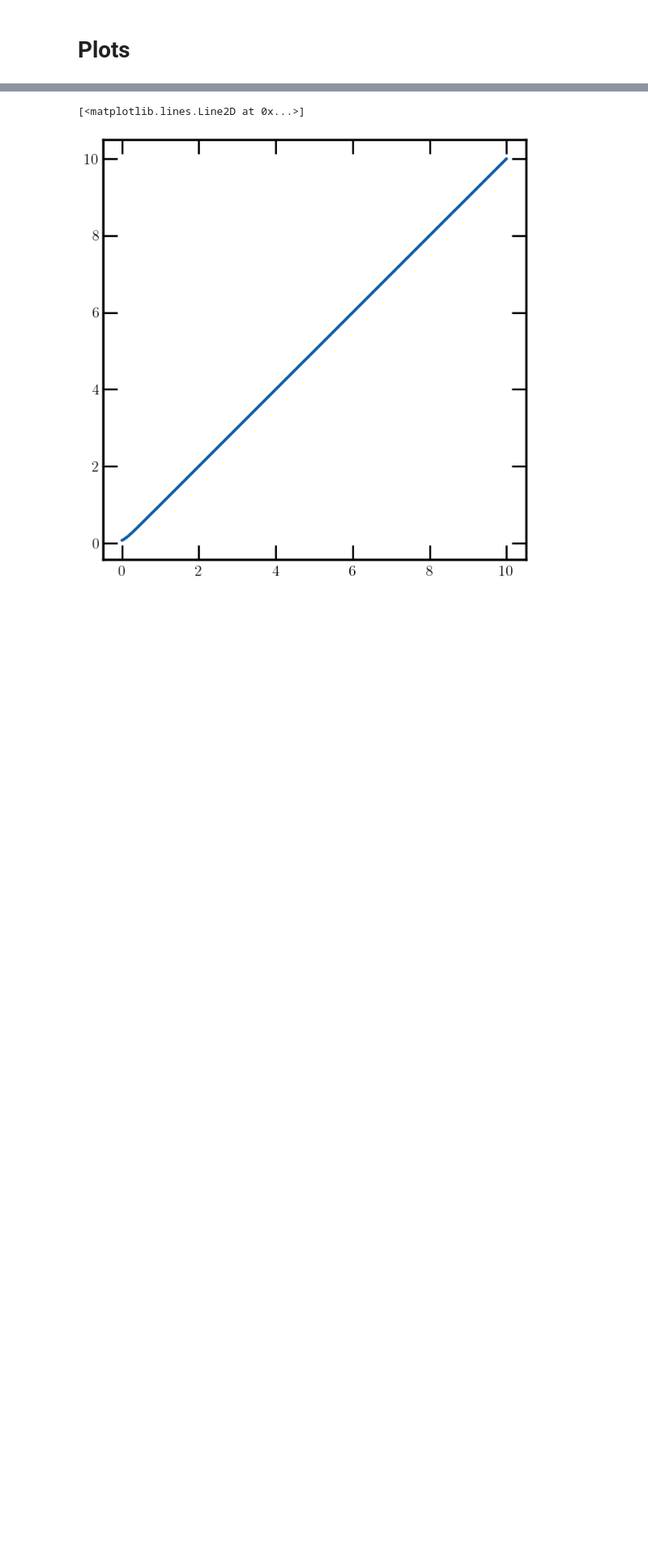
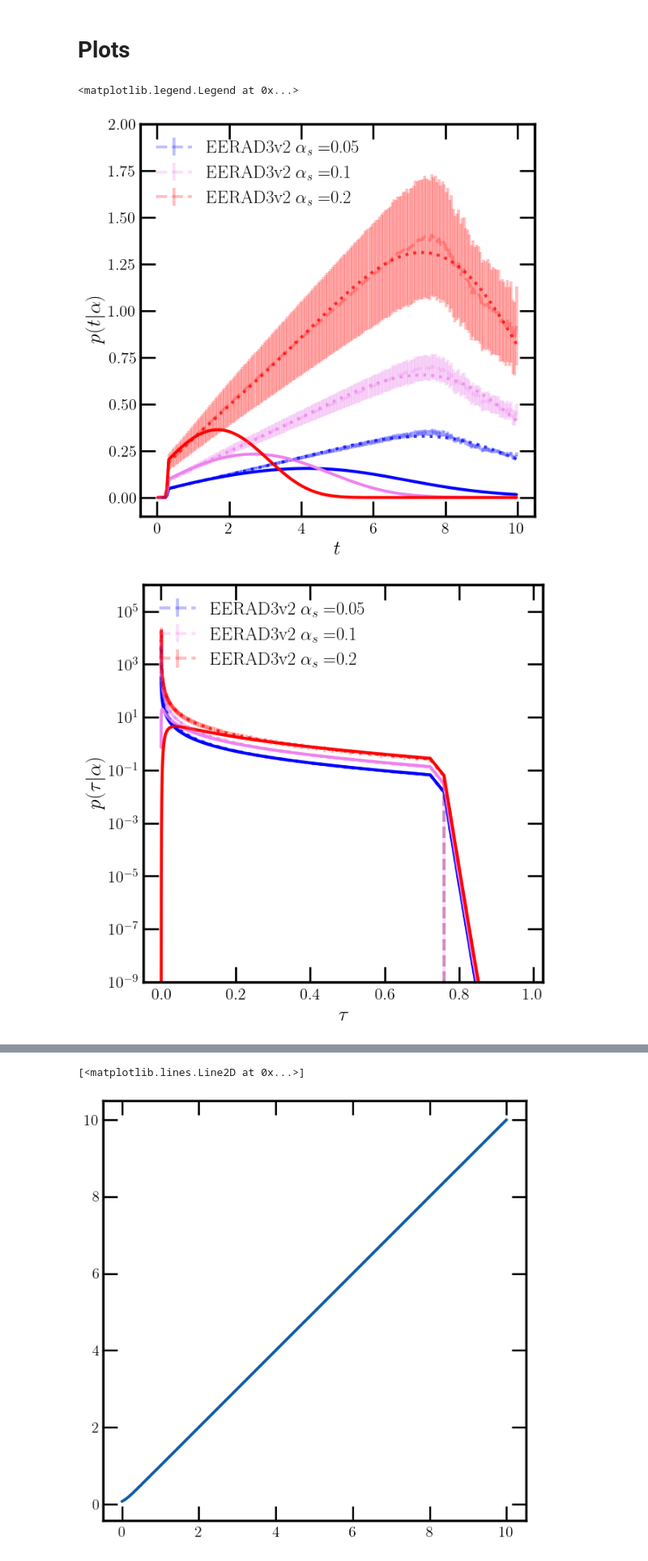
Before and after one commit to rikab/RDF, a Jupyter notebook: numeric/plot_results_JAX.ipynb, the cells around one changed output, grey strips where cells are left out. Shown at 81% size. Drawn from its saved outputs; the diff is of its cells as text; code cells hidden in the pictures; blank space fills up the shorter version.

```diff
--- a/numeric/plot_results_JAX.ipynb
+++ b/numeric/plot_results_JAX.ipynb
@@ -242,37 +246,41 @@ plt.ylim(-0.1, 2)
 plt.xlabel(r"$t$")
 plt.ylabel(r"$p(t | \alpha)$")
 plt.legend(loc = "upper left")
 
 
 
 
 
 
 # x-version
 
 # Make a plot of the data
 fig, ax = newplot("full")
-x_bin_centers = np.exp(-t_bin_centers) / mult_factor
+x_bin_centers = np.exp(-t_bin_centers)
 q_vals = Q_ANSATZ(t_bin_centers, keys, params)
 q_taylor_vals = QM_ANSATZ(t_bin_centers, keys, params)
 
 for (k, key) in enumerate(keys):
     y, yerr = data_dict[key]
     y = y[:,0]
     yerr = yerr[:,0]
 
     min_y_err = np.min(yerr[yerr > 0])
-    plt.errorbar(x_bin_centers, y/ x_bin_centers, yerr / x_bin_centers, color = colors[k], ls = "--", alpha = 0.25 ,label = r"EERAD3v2 $\alpha_s = $" + f"{key}")
-    plt.plot(x_bin_centers, q_vals[k] / x_bin_centers, color = colors[k])
-    plt.plot(x_bin_centers, q_taylor_vals[k] / x_bin_centers, color = colors[k], alpha = 0.75, ls = "dotted")
+    plt.errorbar(x_bin_centers / mult_factor, y/ x_bin_centers * mult_factor, yerr / x_bin_centers * mult_factor, color = colors[k], ls = "--", alpha = 0.25 ,label = r"EERAD3v2 $\alpha_s = $" + f"{key}")
+    plt.plot(x_bin_centers / mult_factor, q_vals[k] / x_bin_centers * mult_factor, color = colors[k])
+    plt.plot(x_bin_centers / mult_factor, q_taylor_vals[k] / x_bin_centers * mult_factor, color = colors[k], alpha = 0.75, ls = "dotted")
 
 # plt.xlim(0, 0.5)
 plt.yscale("log")
 plt.ylim(1e-9, 1e6)
 # plt.xscale("log")
 plt.xlabel(r"$\tau$")
 plt.ylabel(r"$p(\tau | \alpha)$")
 plt.legend(loc = "upper left")
+# %% [output]
+<matplotlib.legend.Legend at 0x...>
+[figure, added]
+[figure, added]
 # %%
 
 fig, ax = newplot("full", width = 8 * 5, subplot_array=(1, 5))
```
Also changed, not shown: parts of 5 cells of this notebook, 3 other files.
